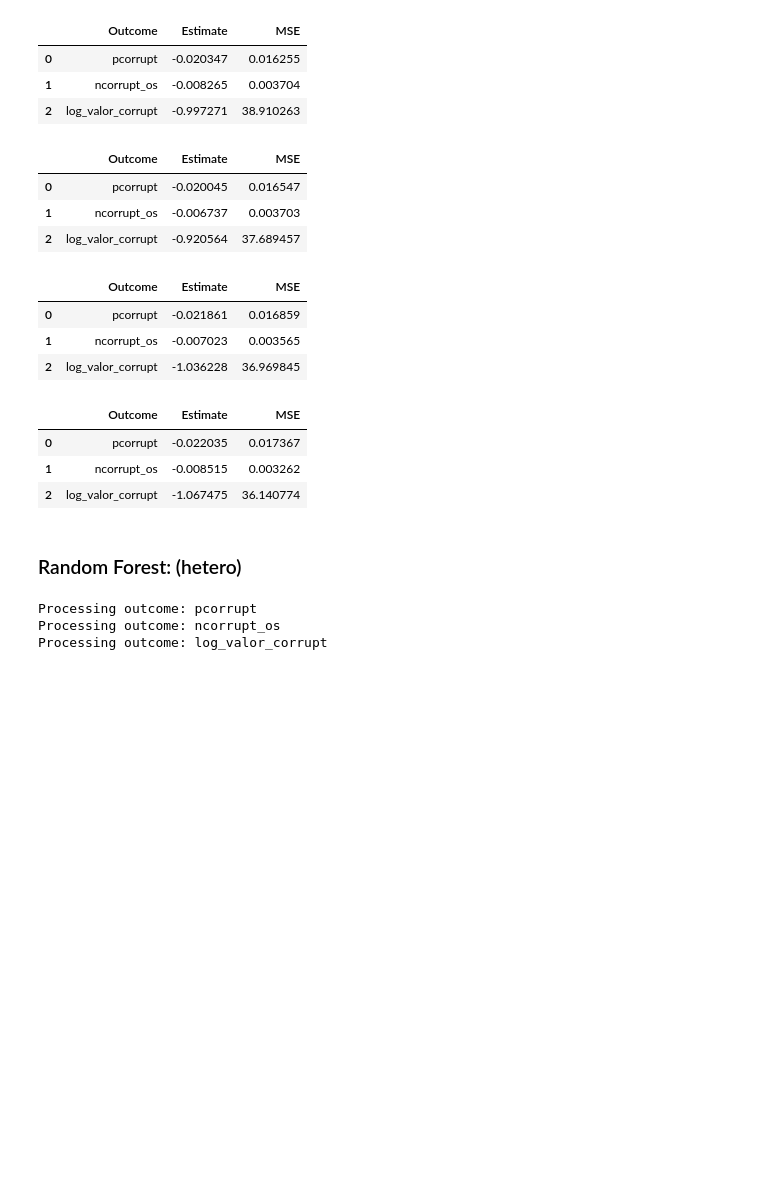
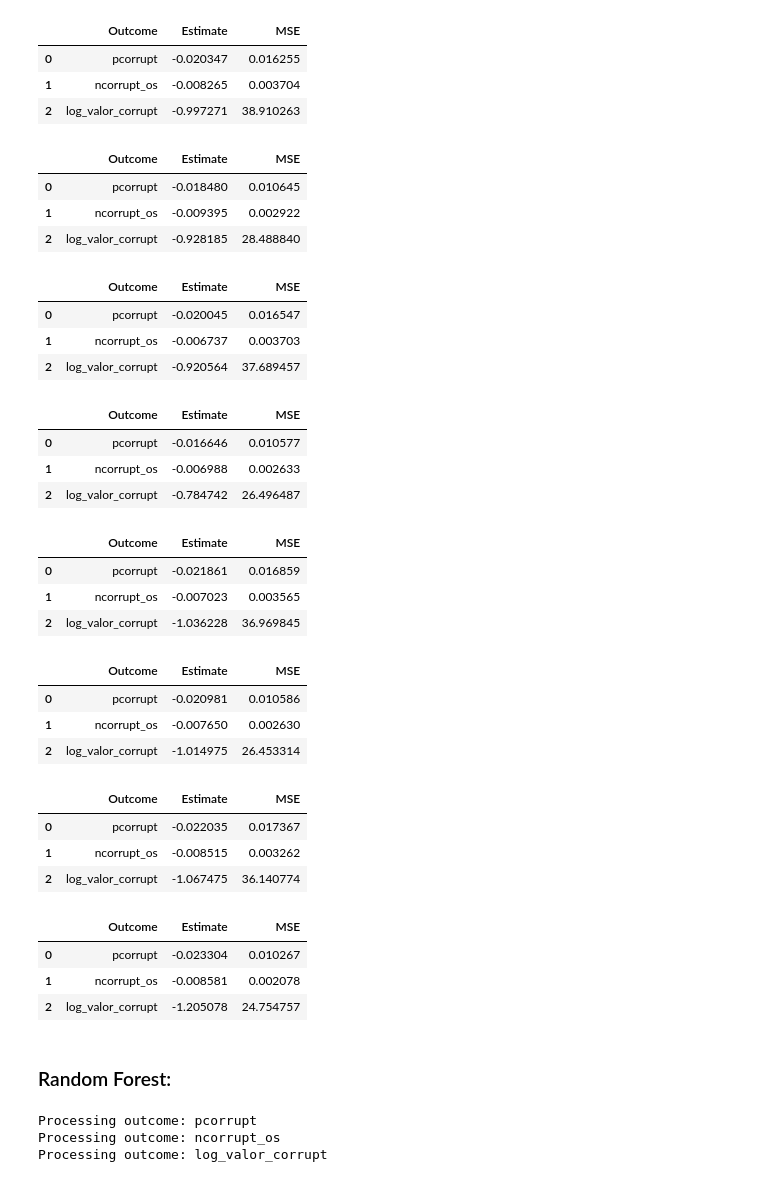
Before and after one commit to TestonMonday/ECON4140, a Jupyter notebook: Corruption Analysis.ipynb, the cells around one changed output. Saved outputs shown, nothing was run; the diff lists cells and outputs as text; code cells hidden in the pictures; blank space fills up the shorter version.

```diff
--- a/Corruption Analysis.ipynb
+++ b/Corruption Analysis.ipynb
@@ -121,7 +121,7 @@ def estimate_propensity_scores_lasso(X_train, D_train, X_test):
     return propensity_scores
 # %%
 # Function to estimate outcome model using Lasso for treated and untreated groups
-def estimate_outcome_lasso(X_train, Y_train, D_train, X_test, treated):
+def estimate_outcome_lasso_he(X_train, Y_train, D_train, X_test, treated=True):
     if treated:
         X_train_filtered = X_train[D_train == 1]
         Y_train_filtered = Y_train[D_train == 1]
@@ -162,8 +162,8 @@ def doubly_robust_estimation_lasso(X, D, Y, k_folds=5):
         trimmed_pscore = propensity_scores[trimmed_indices]
 
         # Step 2: Estimate outcome models for treated and untreated groups
-        gamma1 = estimate_outcome_lasso(X_train, Y_train, D_train, trimmed_X, treated=True)
-        gamma0 = estimate_outcome_lasso(X_train, Y_train, D_train, trimmed_X, treated=False)
+        gamma1 = estimate_outcome_lasso_he(X_train, Y_train, D_train, trimmed_X, treated=True)
+        gamma0 = estimate_outcome_lasso_he(X_train, Y_train, D_train, trimmed_X, treated=False)
 
         # Step 3: Doubly Robust Estimates
         trimmed_data = pd.DataFrame({
@@ -281,7 +281,7 @@ Not very balanced.
 # %% [markdown]
 #### Assuming Homogeneous treatment effct
 # %%
-def estimate_outcome_lasso(X_train, Y_train, X_test):
+def estimate_outcome_lasso_ho(X_train, Y_train, X_test):
     outcome_model = LassoCV(alphas=np.logspace(-4, 0, 50), cv=5, random_state=42)
     outcome_model.fit(X_train, Y_train)
     gamma_hat = outcome_model.predict(X_test)
@@ -311,7 +311,7 @@ def doubly_robust_crossfit_lasso(X, D, Y, k_folds=5):
         Y_train, Y_test = Y[train_index], Y[test_index]
 
         # Step 1: Estimate outcome E[Y|X]
-        gamma_hat = estimate_outcome_lasso(X_train, Y_train, X_test)
+        gamma_hat = estimate_outcome_lasso_ho(X_train, Y_train, X_test)
 
         # Step 2: Estimate propensity scores E[D|X]
         pi_hat = estimate_propensity_lasso(X_train, D_train, X_test)
@@ -1235,6 +1235,15 @@ ls_result_df_1_he
 | 0 | pcorrupt | -0.020347 | 0.016255 |
 | 1 | ncorrupt_os | -0.008265 | 0.003704 |
 | 2 | log_valor_corrupt | -0.997271 | 38.910263 |
+# %%
+# Only mayor_covariates:(homo)
+ls_result_df_1_ho = estimate_dr_homogeneous_lasso(double_ml_dataset, mayor_covariates, treatment, outcomes)
+ls_result_df_1_ho
+# %% [output]
+|  | Outcome | Estimate | MSE |
+| 0 | pcorrupt | -0.018480 | 0.010645 |
+| 1 | ncorrupt_os | -0.009395 | 0.002922 |
+| 2 | log_valor_corrupt | -0.928185 | 28.488840 |
 # %%
 # mayor_covariates + municipal_covariates
 ma_mu=(mayor_covariates +municipal_covariates)
@@ -1245,6 +1254,14 @@ ls_result_df_2_he
 | 0 | pcorrupt | -0.020045 | 0.016547 |
 | 1 | ncorrupt_os | -0.006737 | 0.003703 |
 | 2 | log_valor_corrupt | -0.920564 | 37.689457 |
+# %%
+ls_result_df_2_ho = estimate_dr_homogeneous_lasso(double_ml_dataset, ma_mu, treatment, outcomes)
+ls_result_df_2_ho
+# %% [output]
+|  | Outcome | Estimate | MSE |
+| 0 | pcorrupt | -0.016646 | 0.010577 |
+| 1 | ncorrupt_os | -0.006988 | 0.002633 |
+| 2 | log_valor_corrupt | -0.784742 | 26.496487 |
 # %%
 # mayor_covariants + municipal_covariantes + political_judicial_covariants
 ma_mu_pl=(
@@ -1258,6 +1276,14 @@ ls_result_df_3_he
 | 0 | pcorrupt | -0.021861 | 0.016859 |
 | 1 | ncorrupt_os | -0.007023 | 0.003565 |
 | 2 | log_valor_corrupt | -1.036228 | 36.969845 |
+# %%
+ls_result_df_3_ho = estimate_dr_homogeneous_lasso(double_ml_dataset, ma_mu_pl, treatment, outcomes)
+ls_result_df_3_ho
+# %% [output]
+|  | Outcome | Estimate | MSE |
+| 0 | pcorrupt | -0.020981 | 0.010586 |
+| 1 | ncorrupt_os | -0.007650 | 0.002630 |
+| 2 | log_valor_corrupt | -1.014975 | 26.453314 |
 # %%
 # All Covariants (plus two dummies)
 ls_result_df_4_he = estimate_dr_for_outcomes_lasso(double_ml_dataset, all_covariates, treatment, outcomes)
@@ -1267,8 +1293,17 @@ ls_result_df_4_he
 | 0 | pcorrupt | -0.022035 | 0.017367 |
 | 1 | ncorrupt_os | -0.008515 | 0.003262 |
 | 2 | log_valor_corrupt | -1.067475 | 36.140774 |
+# %%
+# All Covariants (plus two dummies)
+ls_result_df_4_ho = estimate_dr_homogeneous_lasso(double_ml_dataset, all_covariates, treatment, outcomes)
+ls_result_df_4_ho
+# %% [output]
+|  | Outcome | Estimate | MSE |
+| 0 | pcorrupt | -0.023304 | 0.010267 |
+| 1 | ncorrupt_os | -0.008581 | 0.002078 |
+| 2 | log_valor_corrupt | -1.205078 | 24.754757 |
 # %% [markdown]
-### Random Forest: (hetero)
+### Random Forest:
 # %%
 # Only mayor_covariates:
 rf_result_df_1_he = run_dr_estimation_rf(double_ml_dataset, mayor_covariates, treatment, outcomes)
```
Also changed, not shown: parts of 32 cells of this notebook.
